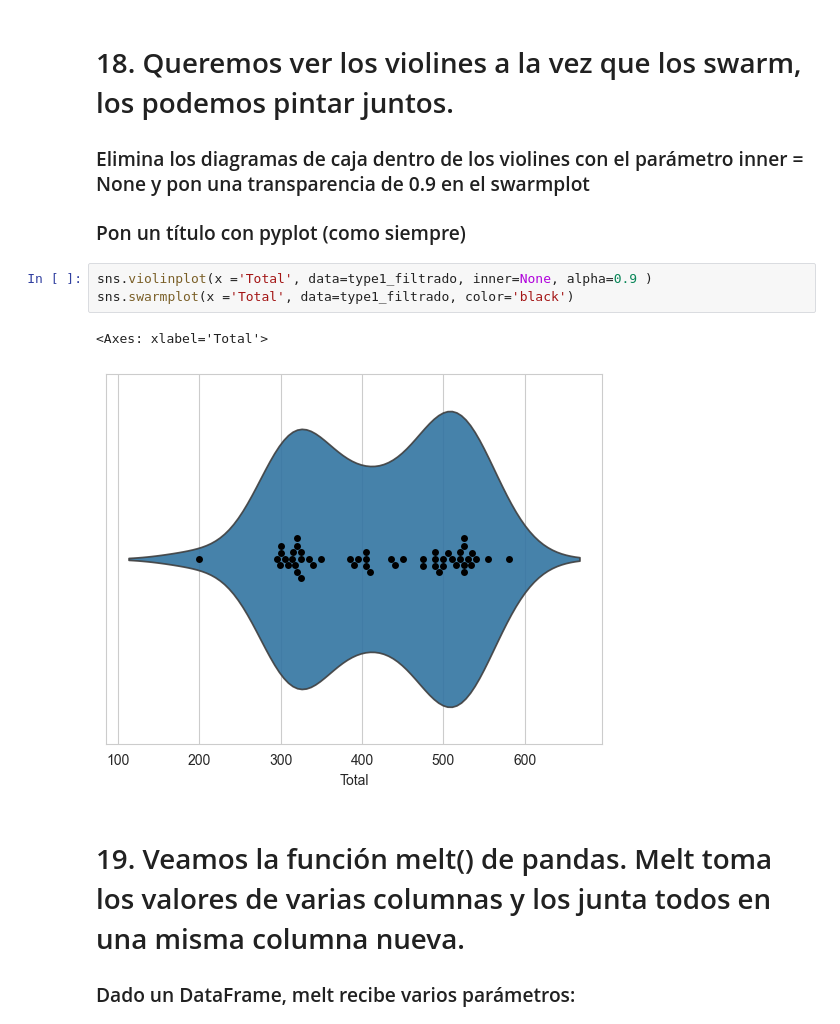
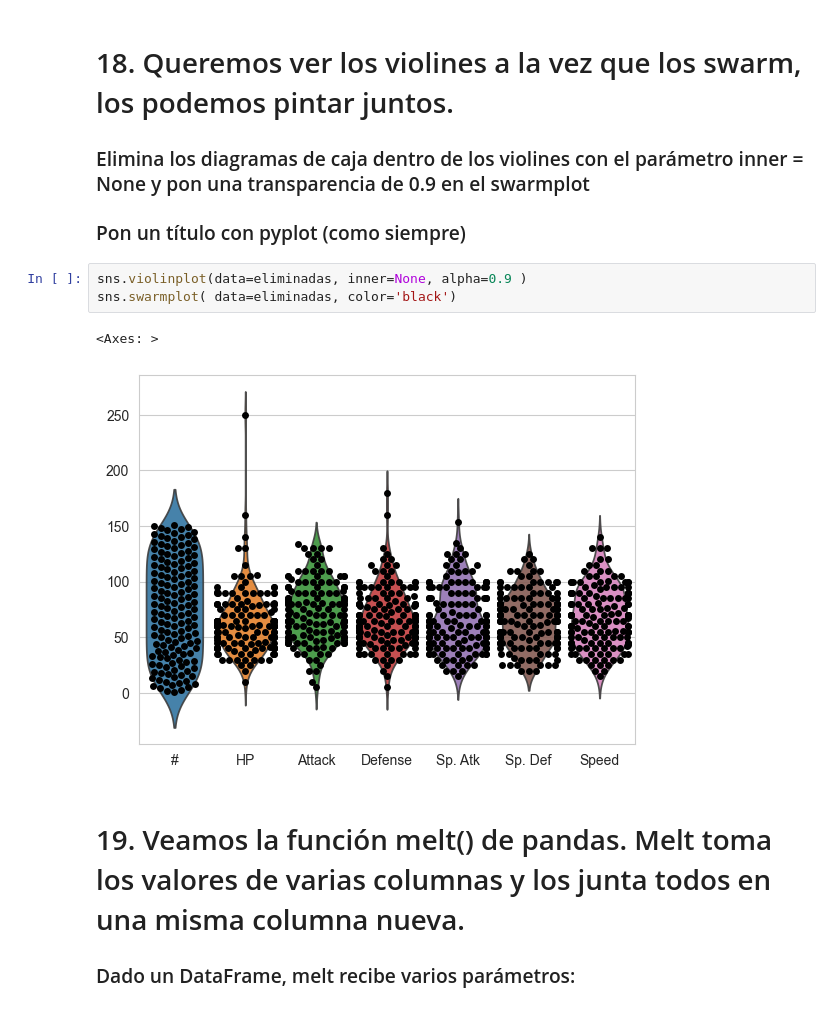
Before and after one commit to Andrea3677/ONLINE_DS_THEBRIDGE_OK, a Jupyter notebook: 2-Data_Analysis/6-Visualización/2-Seaborn/Ejercicios/ejercicios_Seaborn_MIO.ipynb, the cells around one changed output. Saved outputs shown, nothing was run; the diff lists cells and outputs as text.

```diff
--- a/2-Data_Analysis/6-Visualización/2-Seaborn/Ejercicios/ejercicios_Seaborn_MIO.ipynb
+++ b/2-Data_Analysis/6-Visualización/2-Seaborn/Ejercicios/ejercicios_Seaborn_MIO.ipynb
@@ -145,11 +150,11 @@ The palette list has fewer values (3) than needed (10) and will cycle, which may
 ### Elimina los diagramas de caja dentro de los violines con el parámetro inner = None y pon una transparencia de 0.9 en el swarmplot
 ### Pon un título con pyplot (como siempre)
 # %%
-sns.violinplot(x ='Total', data=type1_filtrado, inner=None, alpha=0.9 )
-sns.swarmplot(x ='Total', data=type1_filtrado, color='black')
+sns.violinplot(data=eliminadas, inner=None, alpha=0.9 )
+sns.swarmplot( data=eliminadas, color='black')
 # %% [output]
-<Axes: xlabel='Total'>
+<Axes: >
-[figure, old version]
+[figure, new version]
 # %% [markdown]
 # 19. Veamos la función melt() de pandas. Melt toma los valores de varias columnas y los junta todos en una misma columna nueva.
 ### Dado un DataFrame, melt recibe varios parámetros:
```
Also changed, not shown: parts of 15 cells of this notebook, 31 other files.
